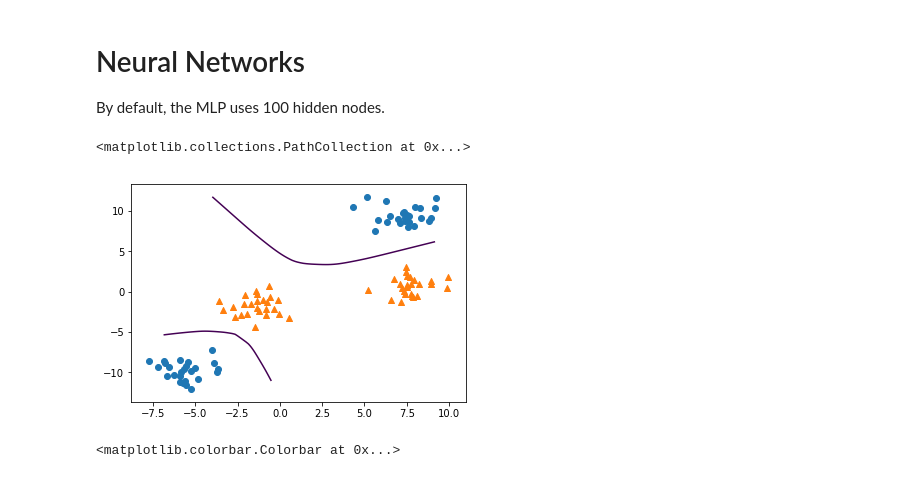
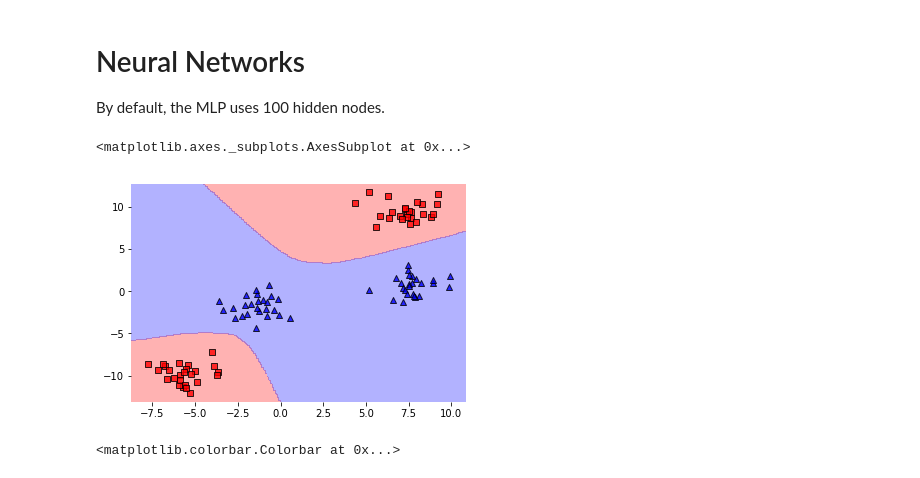
Before and after one commit to Umaigenomu/likejazz.github.io, a Jupyter notebook: notebooks/support-vector-machine-explained.ipynb, the cells around one changed output. Drawn from its saved outputs; the diff is of its cells as text; code cells hidden in the pictures.

```diff
--- a/notebooks/support-vector-machine-explained.ipynb
+++ b/notebooks/support-vector-machine-explained.ipynb
@@ -88,0 +40,2 @@ array([[ 0.64705882,  0.23529412,  0.25      ],
+# %%
+kaonlearn.plots.plot_learning_curve(LogisticRegression(), X, y)
@@ -233,18 +155,15 @@ By default, the MLP uses 100 hidden nodes.
 # %%
 from sklearn.neural_network import MLPClassifier
 from sklearn.model_selection import train_test_split
 
 X_train, X_test, y_train, y_test = train_test_split(X, y, stratify=y,
                                                     random_state=42)
 
 mlp = MLPClassifier(solver='adam', random_state=0, hidden_layer_sizes=[1000]).fit(X_train, y_train)
-plot_2d_separator(mlp, X_test)
-
-plt.scatter(X_x[y == 0], X_y[y == 0], marker='o')
-plt.scatter(X_x[y == 1], X_y[y == 1], marker='^')
+plot_decision_regions(X, y, clf=mlp, legend=0, res=0.1)
 # %% [output]
-<matplotlib.collections.PathCollection at 0x...>
+<matplotlib.axes._subplots.AxesSubplot at 0x...>
-[figure, old version]
+[figure, new version]
 # %%
 plt.figure(figsize=(30, 2))
 plt.imshow(mlp.coefs_[0][:, :30], interpolation='none', cmap='viridis')
```
Also changed, not shown: parts of 18 cells of this notebook.
